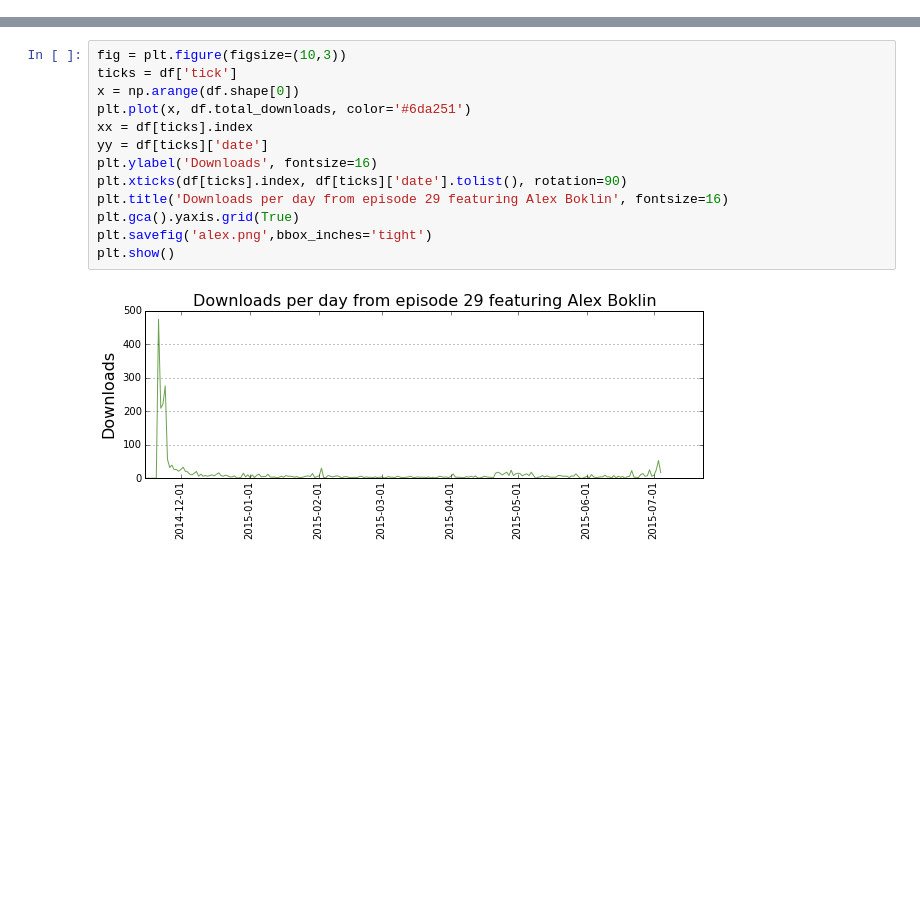
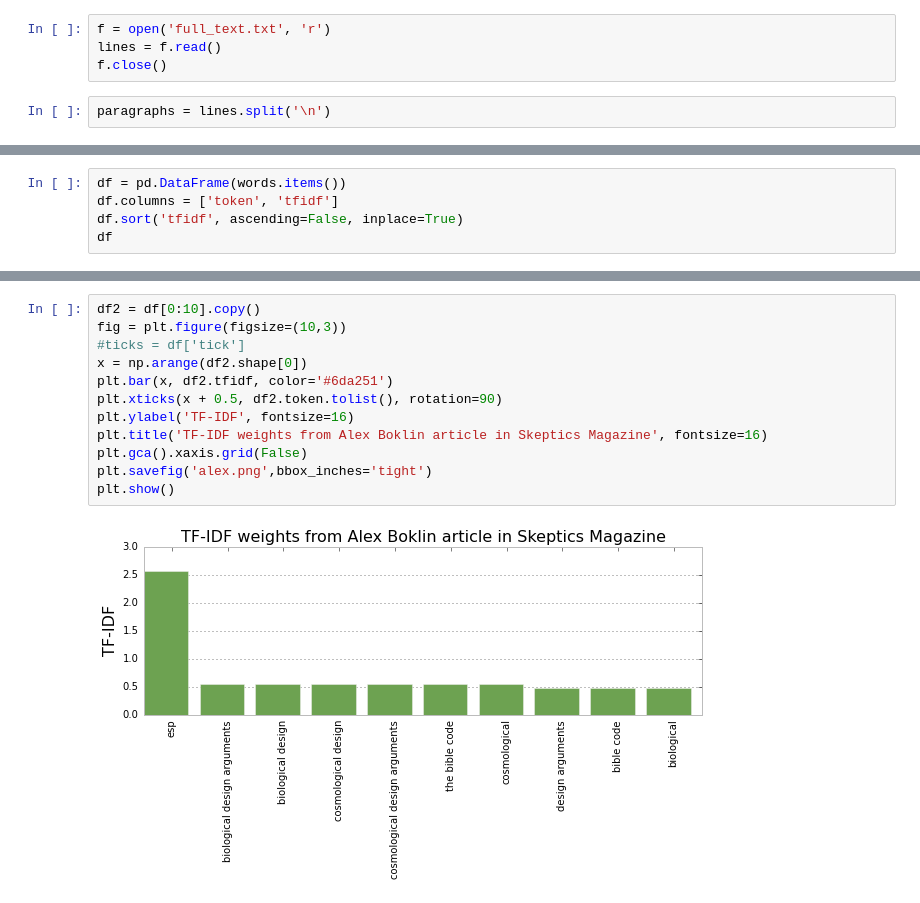
Before and after one commit to data-skeptic/dataskeptic, a Jupyter notebook: www/bf/guest-visuals/alex/alex-boklin.ipynb, the cells around one changed output, grey strips where cells are left out. Saved outputs shown, nothing was run; the diff lists cells and outputs as text; blank space fills up the shorter version.

Commit message:
update alex plots

```diff
--- a/www/bf/guest-visuals/alex/alex-boklin.ipynb
+++ b/www/bf/guest-visuals/alex/alex-boklin.ipynb
@@ -17,0 +11,6 @@ df.head()
+# %%
+f = open('full_text.txt', 'r')
+lines = f.read()
+f.close()
+# %%
+paragraphs = lines.split('\n')
@@ -17,0 +126,5 @@ df.head()
+# %%
+df = pd.DataFrame(words.items())
+df.columns = ['token', 'tfidf']
+df.sort('tfidf', ascending=False, inplace=True)
+df
@@ -18,15 +150,14 @@ df.head()
 # %%
+df2 = df[0:10].copy()
 fig = plt.figure(figsize=(10,3))
-ticks = df['tick']
-x = np.arange(df.shape[0])
-plt.plot(x, df.total_downloads, color='#6da251')
-xx = df[ticks].index
-yy = df[ticks]['date']
-plt.ylabel('Downloads', fontsize=16)
-plt.xticks(df[ticks].index, df[ticks]['date'].tolist(), rotation=90)
-plt.title('Downloads per day from episode 29 featuring Alex Boklin', fontsize=16)
-plt.gca().yaxis.grid(True)
+#ticks = df['tick']
+x = np.arange(df2.shape[0])
+plt.bar(x, df2.tfidf, color='#6da251')
+plt.xticks(x + 0.5, df2.token.tolist(), rotation=90)
+plt.ylabel('TF-IDF', fontsize=16)
+plt.title('TF-IDF weights from Alex Boklin article in Skeptics Magazine', fontsize=16)
+plt.gca().xaxis.grid(False)
 plt.savefig('alex.png',bbox_inches='tight')
 plt.show()
 # %% [output]
-[figure, old version]
+[figure, new version]
```
Also changed, not shown: parts of 4 cells of this notebook, 1 other file.
